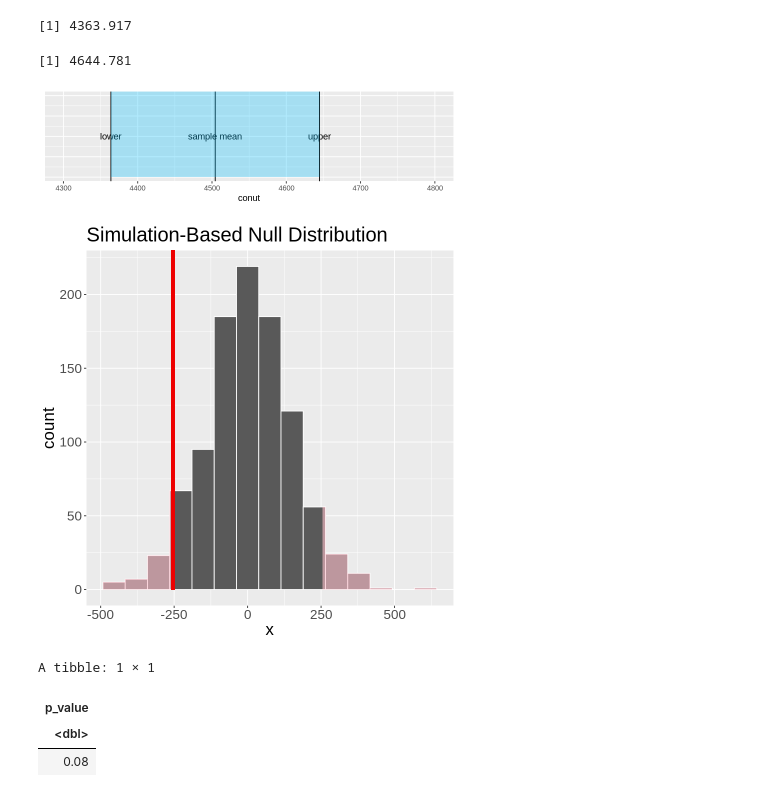
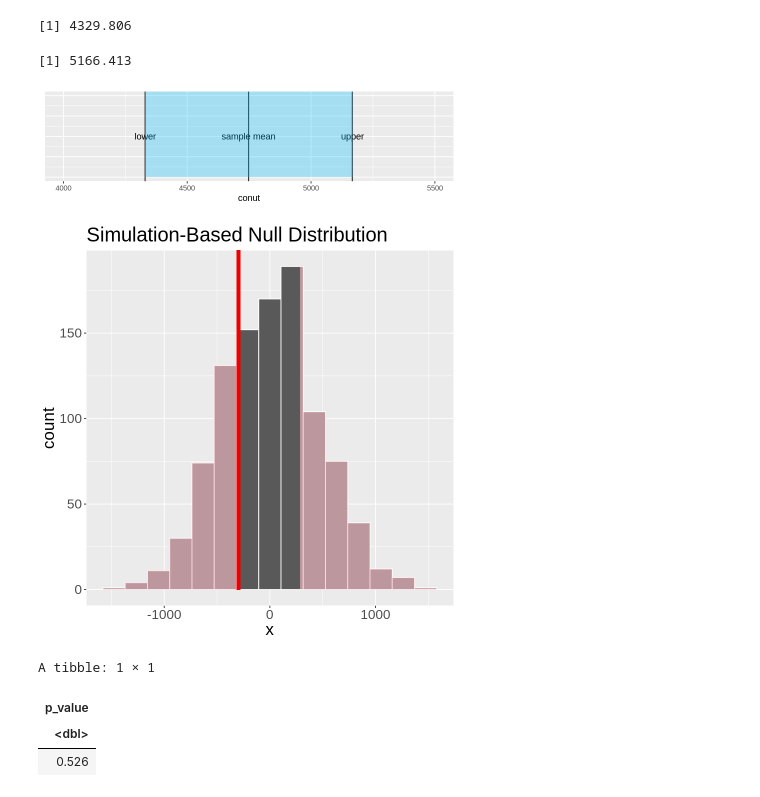
Before and after one commit to Sparsh16/STAT-201-Group-Project, a Jupyter notebook: code/code.ipynb, the cells around one changed output. Cells and saved outputs as stored; diff of their text form; code cells hidden in the pictures.

```diff
--- a/code/code.ipynb
+++ b/code/code.ipynb
@@ -34,7 +25,8 @@ options(repr.plot.width = default_plot_width, repr.plot.height = default_plot_he
 # Section 0
 # Part 1 - continue
 # prepare environment - constant
-SAMPLE_SIZE = 731 # MAX 731
+# SAMPLE_SIZE = 731 # MAX 731
+SAMPLE_SIZE = 73 # 731 * 0.1
 confidence_level = 0.95
 # %%
 # Section 0
@@ -286,32 +279,32 @@ lower
 upper <- sample_mean + qnorm((1-(1-confidence_level)/2), 0, 1) * (sample_sd / sqrt(nrow(all_BikeSharingData)))
 upper
 # %% [output]
-[1] 4363.917
+[1] 4329.806
-[1] 4644.781
+[1] 5166.413
 # %%
 options(repr.plot.width = default_plot_width, repr.plot.height = 2)
 ci_plot_CLT <- ggplot() +
   geom_vline(xintercept = sample_mean) +
   geom_vline(xintercept = lower) +
   geom_vline(xintercept = upper) +
-  xlim(4300, 4800) +
+  xlim(4000, 5500) +
   ylim(0, 1) +
   labs(x="conut") +
   annotate("text", x=sample_mean, y=0.5, label="sample mean") +
   annotate("text", x=lower, y=0.5, label="lower") +
   annotate("text", x=upper, y=0.5, label="upper") +
   theme(axis.title.y=element_blank(),
         axis.text.y=element_blank(),
         axis.ticks.y=element_blank()) +
     annotate("rect", xmin = lower, xmax = upper, ymin = 0, ymax = Inf,
              fill = "deepskyblue",
              alpha = 0.3)
 
 ci_plot_CLT
 
 options(repr.plot.width = default_plot_width, repr.plot.height = default_plot_height)
 # %% [output]
-[figure, old version]
+[figure, new version]
 # %%
 # Section 4
 # Hypothesis test
@@ -337,11 +330,11 @@ null_plot_infer <- null_infer %>%
   theme(text = element_text(size=20))
 null_plot_infer
 # %% [output]
-[figure, old version]
+[figure, new version]
 # %%
 get_p_value(null_infer, obs_stat = obs_diff_means, direction = "both")
 # %% [output]
 A tibble: 1 × 1
 | p_value |
 | <dbl> |
-| 0.08 |
+| 0.526 |
```
Also changed, not shown: parts of 11 cells of this notebook, 1 other file.
